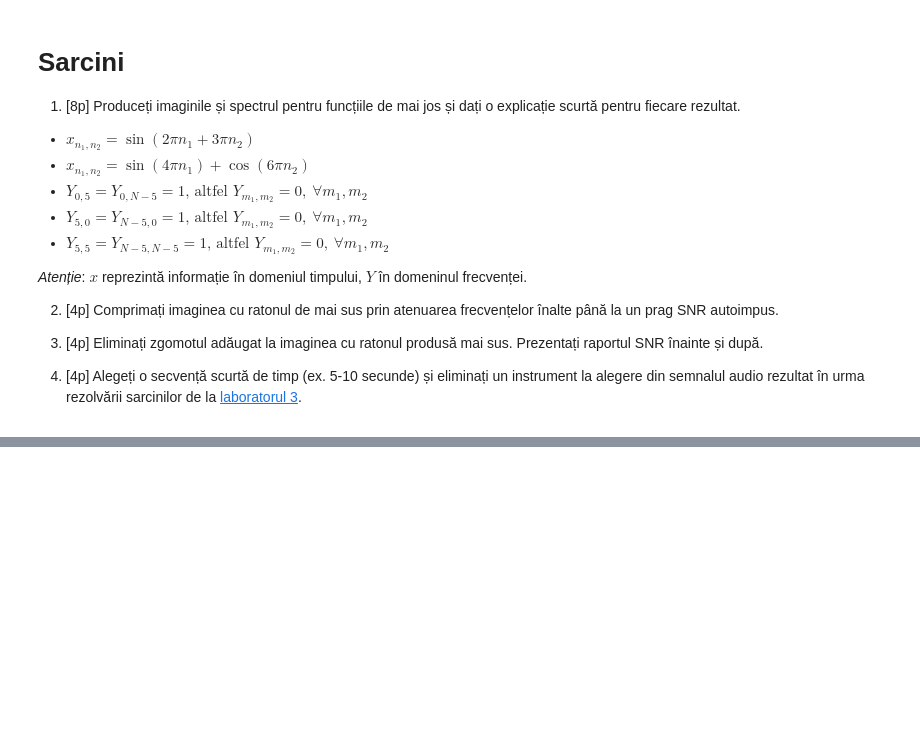
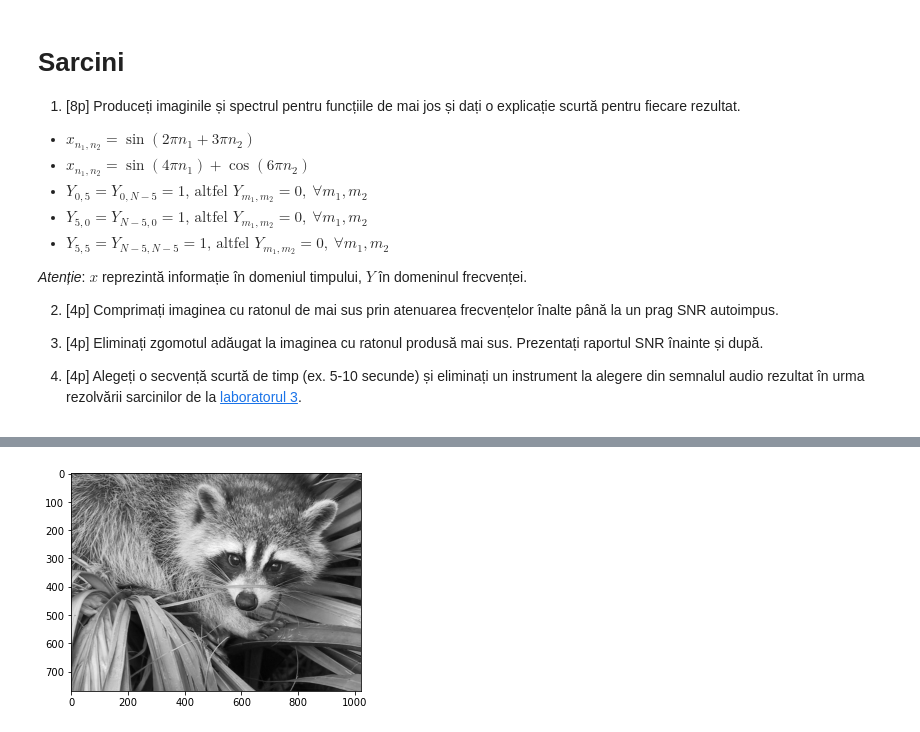
Before and after one commit to TeamUnibuc/TemePS, a Jupyter notebook: ps-tema-2.ipynb, the cells around one changed output, grey strips where cells are left out. Saved outputs shown, nothing was run; the diff lists cells and outputs as text; code cells hidden in the pictures; blank space fills up the shorter version.

```diff
--- a/ps-tema-2.ipynb
+++ b/ps-tema-2.ipynb
@@ -120,0 +235,18 @@ plt.show()
+# %%
+from scipy.ndimage import gaussian_filter
+
+Y_noisy = np.fft.fft2(X)
+# Y_noisy = Y_noisy[:Y_noisy.shape[0]//2, :Y_noisy.shape[1]//2]
+
+# Y_noisy[np.abs(Y_noisy) < 200000] = 0.
+
+Y_noisy = gaussian_filter(Y_noisy, sigma=0.3)
+
+# print(Y_noisy)
+# print(f"There are {Y_noisy[np.abs(Y_noisy) < 10000].sum()}")
+
+X_not_noisy = np.fft.ifft2(Y_noisy)
+plt.imshow(np.abs(X_not_noisy), cmap="gray")
+plt.show()
+# %% [output]
+[figure, added]
```
Also changed, not shown: parts of 4 cells of this notebook.
